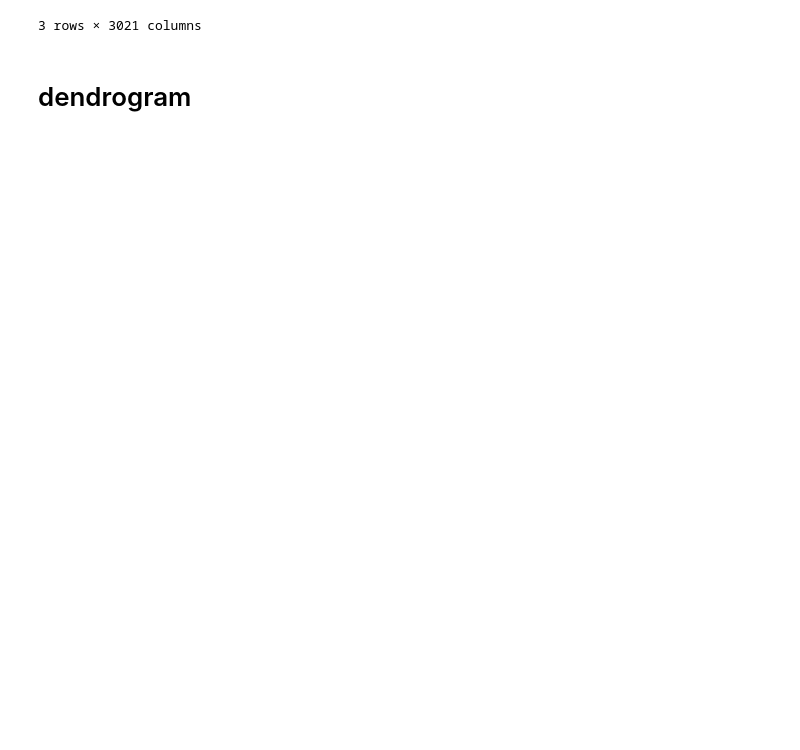
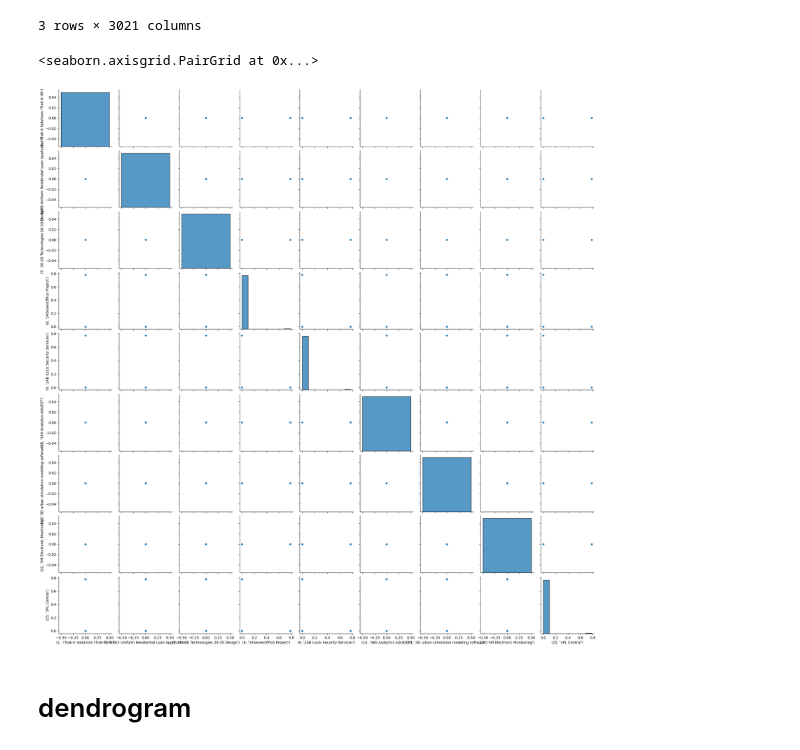
Before and after one commit to dfirst-education/sample, a Jupyter notebook: _skill_inference_clustering/2_clustering.ipynb, the cells around one changed output. Saved outputs shown, nothing was run; the diff lists cells and outputs as text; code cells hidden in the pictures; blank space fills up the shorter version.

```diff
--- a/_skill_inference_clustering/2_clustering.ipynb
+++ b/_skill_inference_clustering/2_clustering.ipynb
@@ -13,6 +13,12 @@ df_n[0:3]
 | 1 | (470441, Heating Oversight Team S... | 0.0 | 0.0 | 0.0 | 0.0 | ... |
 | 2 | (470567, Data and Systems Manager) | 0.0 | 0.0 | 0.0 | 0.0 | ... |
 3 rows × 3021 columns
+# %%
+import seaborn as sns
+sns.pairplot(df_n.iloc[0:,1:10])
+# %% [output]
+<seaborn.axisgrid.PairGrid at 0x...>
+[figure, added]
 # %% [markdown]
 # dendrogram
 # %%
```
Also changed, not shown: parts of 1 cell of this notebook, 2 other files.
